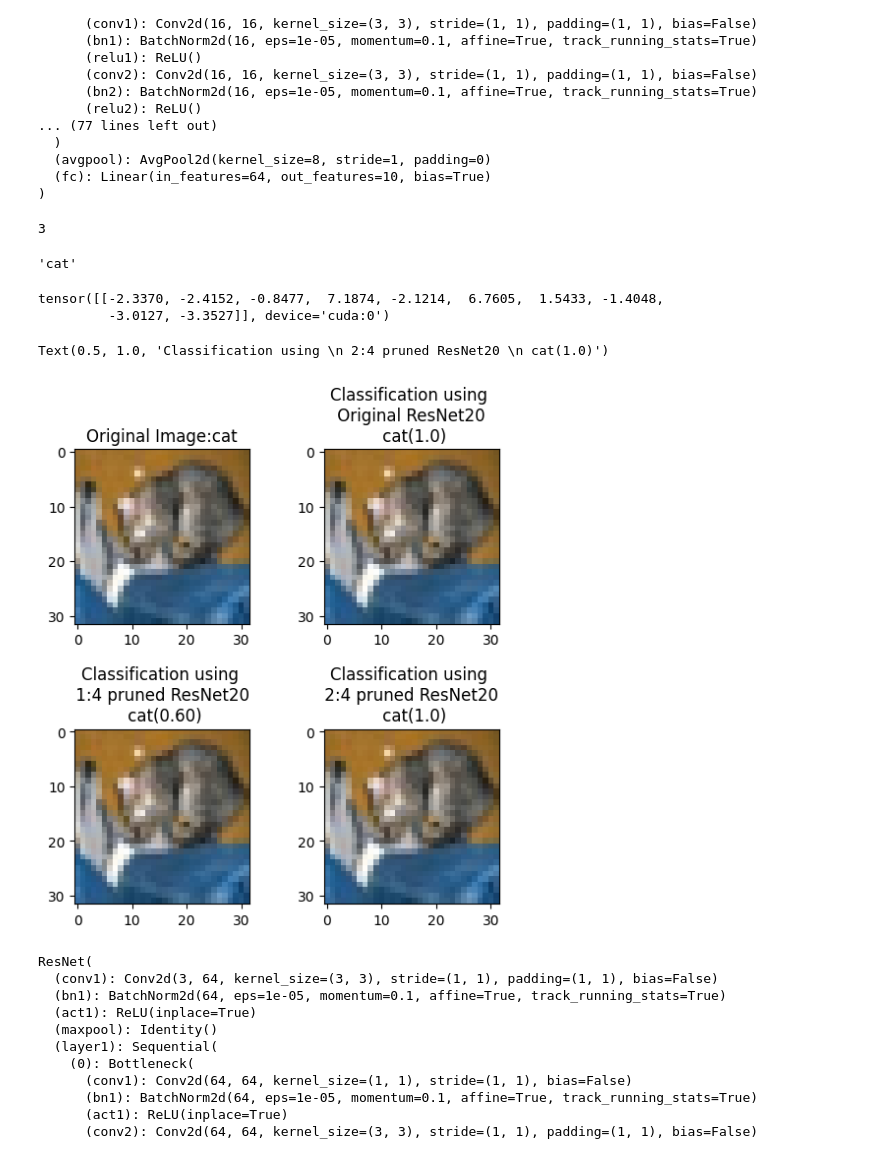
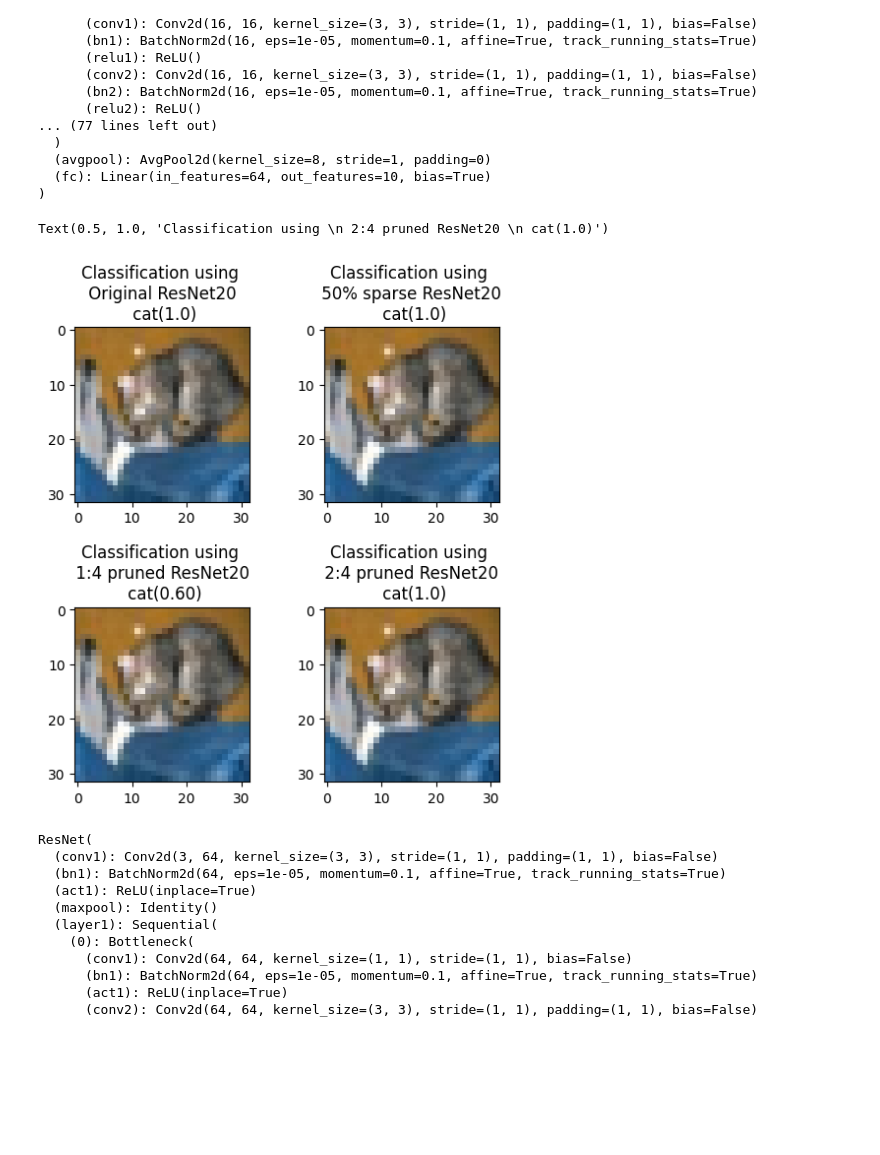
Before and after one commit to Hr15h1/SNOWS, a Jupyter notebook: CNN_pruning/model_qa.ipynb, the cells around one changed output. Saved outputs shown, nothing was run; the diff lists cells and outputs as text; code cells hidden in the pictures; blank space fills up the shorter version.

```diff
--- a/CNN_pruning/model_qa.ipynb
+++ b/CNN_pruning/model_qa.ipynb
@@ -20,4 +20,7 @@ test_transform = transforms.Compose([
     transforms.Normalize((0.4914, 0.4822, 0.4465), (0.2023, 0.1994, 0.2010))
     ])
 test_dataset = datasets.CIFAR10(root="./datasets", train=False, download=True,transform=test_transform)
-test_dataset_unnorm = datasets.CIFAR10(root="./datasets", train=False, download=True)
+test_dataset_01 = datasets.CIFAR10(root="./datasets", train=False, download=True)
+
+image_01, label_01 = test_dataset[0]
+image_02, label_02 = test_dataset[42]
@@ -109,36 +114,25 @@ output_class_2_4_probs = F.softmax(output2_4, dim=1)
-# %%
-label
-# %% [output]
-3
-# %%
-test_dataset.classes[label]
-# %% [output]
-'cat'
-# %%
-output1_4
-# %% [output]
-tensor([[-2.3370, -2.4152, -0.8477,  7.1874, -2.1214,  6.7605,  1.5433, -1.4048,
-         -3.0127, -3.3527]], device='cuda:0')
+# %%
+image, label = test_dataset_01[0]
 # %%
 fig, axes = plt.subplots(2, 2, figsize = (6, 6))
 # original_img = image.permute(1, 2, 0)
 plt.subplots_adjust(hspace=0.6)
-axes[0, 0].imshow(image_unnorm)
-axes[0, 0].set_title(f"Original Image:{test_dataset.classes[label]}")
+axes[0, 0].imshow(image)
+axes[0, 0].set_title(f"Classification using \n Original ResNet20 \n {test_dataset.classes[output_class_orig]}({output_class_orig_probs[0, output_class_orig].item()})")
+
+axes[0, 1].imshow(image)
+axes[0, 1].set_title(f"Classification using \n 50% sparse ResNet20 \n {test_dataset.classes[output_class_50]}({output_class_50_probs[0, output_class_50].item()})")
 
 
-axes[0, 1].imshow(image_unnorm)
-axes[0, 1].set_title(f"Classification using \n Original ResNet20 \n {test_dataset.classes[output_class_orig]}({output_class_orig_probs[0, output_class_orig].item()})")
-
-axes[1, 0].imshow(image_unnorm)
+axes[1, 0].imshow(image)
 axes[1, 0].set_title(f"Classification using \n 1:4 pruned ResNet20 \n {test_dataset.classes[output_class_1_4]}({output_class_1_4_probs[0, output_class_1_4].item():.2f})")
 
 
-axes[1, 1].imshow(image_unnorm)
+axes[1, 1].imshow(image)
 axes[1, 1].set_title(f"Classification using \n 2:4 pruned ResNet20 \n {test_dataset.classes[output_class_2_4]}({output_class_2_4_probs[0, output_class_2_4].item()})")
 # %% [output]
 Text(0.5, 1.0, 'Classification using \n 2:4 pruned ResNet20 \n cat(1.0)')
-[figure, old version]
+[figure, new version]
 # %%
 original_resnet50 = timm.create_model("resnet50_cifar10", pretrained=True)
 original_resnet50
```
Also changed, not shown: parts of 26 cells of this notebook, 1 other file.
